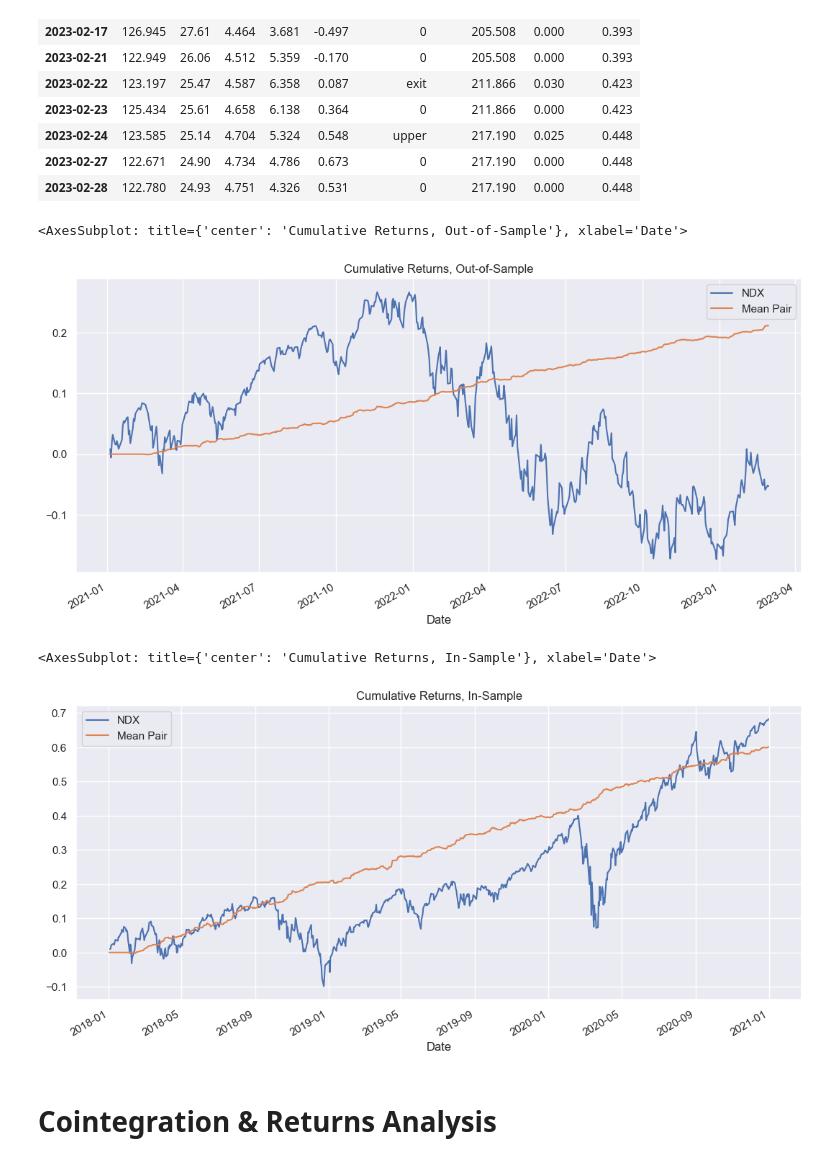
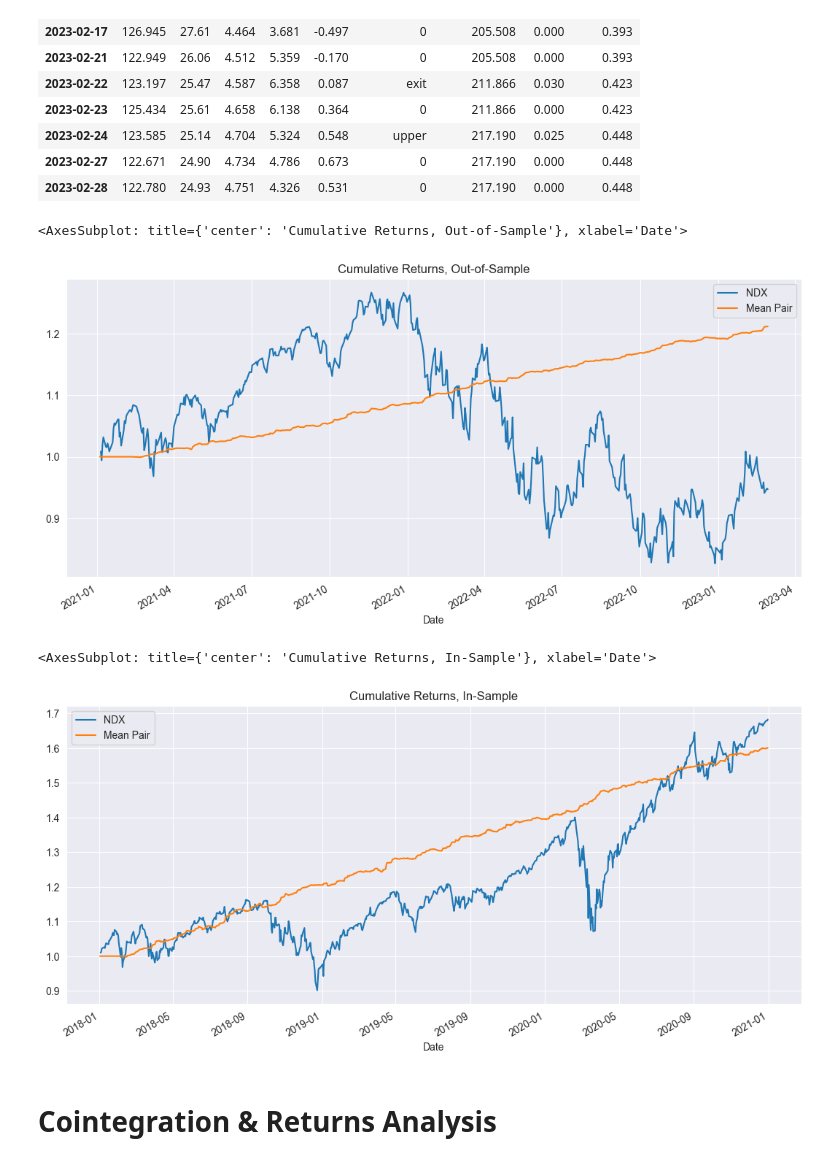
Before and after one commit to ryanczm/qr, a Jupyter notebook: pairs_trading_nasdaq.ipynb, the cells around one changed output. Cells and saved outputs as stored; diff of their text form; code cells hidden in the pictures.

```diff
--- a/pairs_trading_nasdaq.ipynb
+++ b/pairs_trading_nasdaq.ipynb
@@ -368,6 +366,7 @@ _sharpes.describe().round(3)
 # %% [markdown]
 # Single Pair
 # %%
+sns.set_style('darkgrid')
 upper, lower = 0.5, -0.5
 s1, s2 = 'INTC', 'QCOM'
 df = create_df(oos_stocks[s1], oos_stocks[s2])
@@ -457,23 +456,23 @@ plot_z_spread(trades_df, s1, s2)
 # %%
 fig,ax = plt.subplots(figsize=(13,6))
 ax.set_title('Cumulative Returns, Out-of-Sample')
 plt.legend(['NDX'])
-oos_benchmark = pd.concat([oos_ndx.cumsum(),_rets_df.mean(axis=1)], axis=1)
+oos_benchmark = pd.concat([oos_ndx.cumsum() + 1,_rets_df.mean(axis=1) + 1], axis=1)
 oos_benchmark.rename({'Adj Close': 'NDX', 0: 'Mean Pair'}, axis=1, inplace=True)
 oos_benchmark.plot(ax=ax)
 # %% [output]
 <AxesSubplot: title={'center': 'Cumulative Returns, Out-of-Sample'}, xlabel='Date'>
-[figure, old version]
+[figure, new version]
 # %%
 fig,ax = plt.subplots(figsize=(13,6))
 ax.set_title('Cumulative Returns, In-Sample')
 plt.legend(['NDX'])
-is_benchmark = pd.concat([is_ndx.cumsum(),_rets_df_is.mean(axis=1)], axis=1)
+is_benchmark = pd.concat([is_ndx.cumsum()+1,_rets_df_is.mean(axis=1)+1], axis=1)
 is_benchmark.rename({'Adj Close': 'NDX', 0: 'Mean Pair'}, axis=1, inplace=True)
 is_benchmark.plot(ax=ax)
 # %% [output]
 <AxesSubplot: title={'center': 'Cumulative Returns, In-Sample'}, xlabel='Date'>
-[figure, old version]
+[figure, new version]
 # %% [markdown]
 # Cointegration & Returns Analysis
 # %% [markdown]
```
Also changed, not shown: parts of 7 cells of this notebook, 7 other files.
